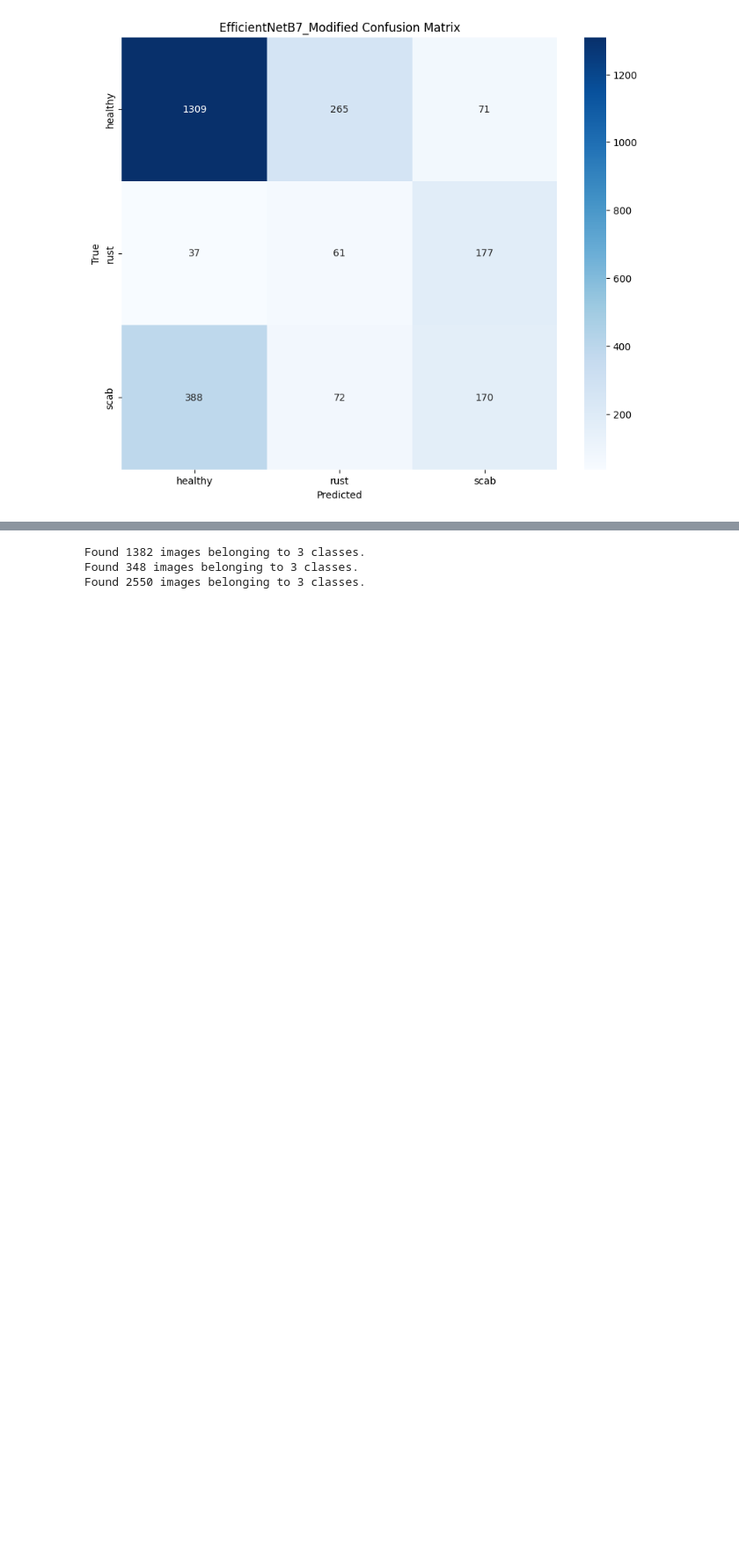
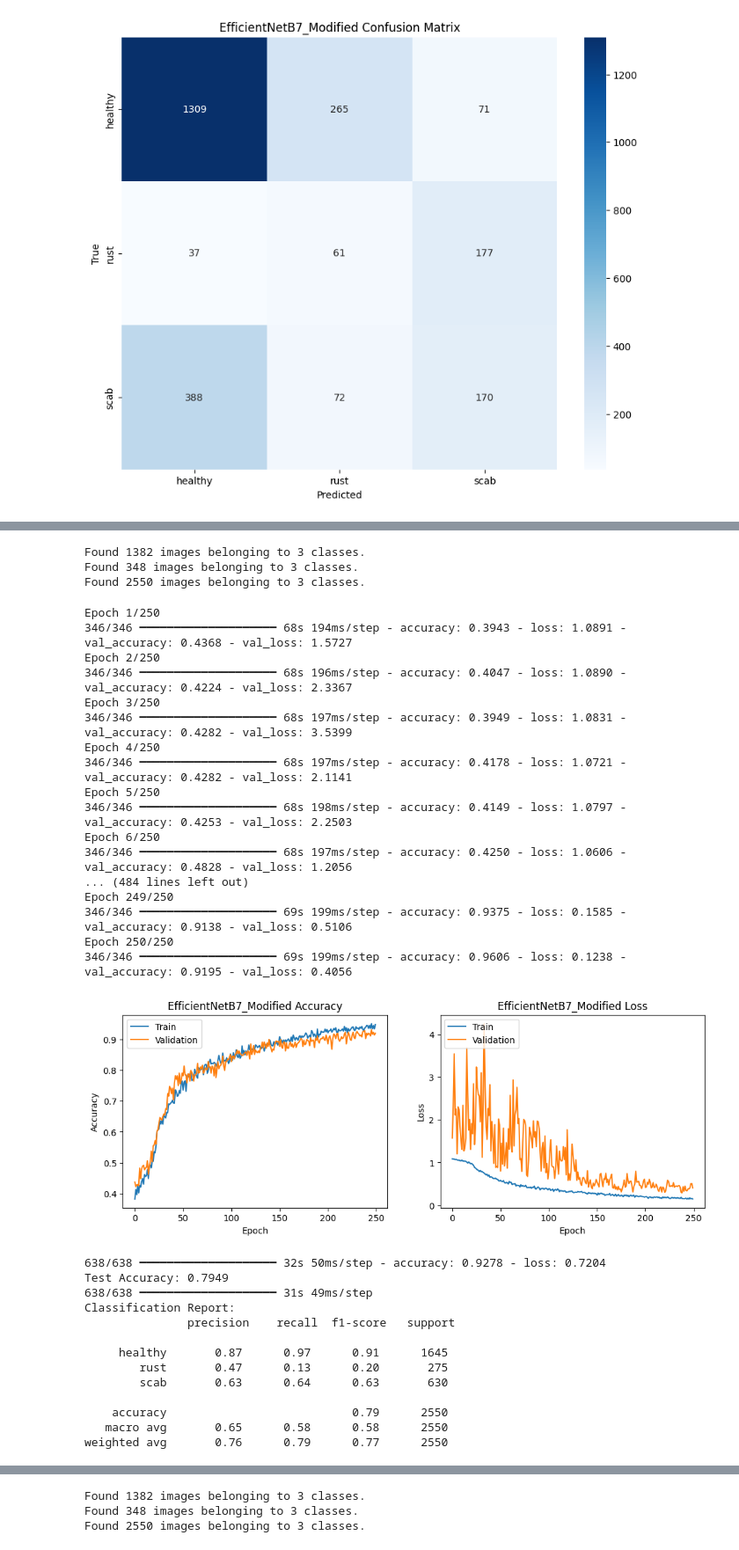
Before and after one commit to AbiyaMakruf/TelU-Tubes-TugasAkhir-KlasifikasiPenyakitTanamanApel, a Jupyter notebook: modifikasi.ipynb, the cells around one changed output, grey strips where cells are left out. Shown at 88% size. Saved outputs shown, nothing was run; the diff lists cells and outputs as text; code cells hidden in the pictures; blank space fills up the shorter version.

Commit message:
edit: training ENB7 250 epoch

```diff
--- a/modifikasi.ipynb
+++ b/modifikasi.ipynb
@@ -2800,0 +2870,18 @@ weighted avg       0.60      0.60      0.60      2550
+# %%
+model = EfficientNetB7(input_shape=(300, 300, 3), include_top=False, weights=None)
+model.trainable = True
+
+inputs = Input(shape=(300, 300, 3))
+
+x = model(inputs, training=False)
+x = GlobalAveragePooling2D()(x)
+x = Dense(1024, activation='relu')(x)
+x = Dropout(0.2)(x)
+x = Dense(512, activation='relu')(x)
+
+outputs = Dense(3, activation='softmax')(x)
+model = Model(inputs, outputs)
+optimizer = tf.keras.optimizers.Adam(learning_rate=1e-5)
+
+model.compile(optimizer=optimizer, loss='categorical_crossentropy', metrics=['accuracy'])
+model.summary()
@@ -2800,0 +2911,44 @@ weighted avg       0.60      0.60      0.60      2550
+# %%
+train_generator, validation_generator, test_generator = augment_and_resize_dataset(
+    "data/split_train_test_dataset_campuran",
+    img_size=(300, 300),
+    batch_size=4,
+    preprocess_input_func = efficientnet_preprocess
+)
+epochs = 250
+train_and_plot_and_saved(model, "EfficientNetB7_Modified", train_generator, validation_generator, test_generator, epochs =  epochs)
+# %% [output]
+Found 1382 images belonging to 3 classes.
+Found 348 images belonging to 3 classes.
+Found 2550 images belonging to 3 classes.
+Epoch 1/250
+346/346 ━━━━━━━━━━━━━━━━━━━━ 68s 194ms/step - accuracy: 0.3943 - loss: 1.0891 - val_accuracy: 0.4368 - val_loss: 1.5727
+Epoch 2/250
+346/346 ━━━━━━━━━━━━━━━━━━━━ 68s 196ms/step - accuracy: 0.4047 - loss: 1.0890 - val_accuracy: 0.4224 - val_loss: 2.3367
+Epoch 3/250
+346/346 ━━━━━━━━━━━━━━━━━━━━ 68s 197ms/step - accuracy: 0.3949 - loss: 1.0831 - val_accuracy: 0.4282 - val_loss: 3.5399
+Epoch 4/250
+346/346 ━━━━━━━━━━━━━━━━━━━━ 68s 197ms/step - accuracy: 0.4178 - loss: 1.0721 - val_accuracy: 0.4282 - val_loss: 2.1141
+Epoch 5/250
+346/346 ━━━━━━━━━━━━━━━━━━━━ 68s 198ms/step - accuracy: 0.4149 - loss: 1.0797 - val_accuracy: 0.4253 - val_loss: 2.2503
+Epoch 6/250
+346/346 ━━━━━━━━━━━━━━━━━━━━ 68s 197ms/step - accuracy: 0.4250 - loss: 1.0606 - val_accuracy: 0.4828 - val_loss: 1.2056
+... (484 lines left out)
+Epoch 249/250
+346/346 ━━━━━━━━━━━━━━━━━━━━ 69s 199ms/step - accuracy: 0.9375 - loss: 0.1585 - val_accuracy: 0.9138 - val_loss: 0.5106
+Epoch 250/250
+346/346 ━━━━━━━━━━━━━━━━━━━━ 69s 199ms/step - accuracy: 0.9606 - loss: 0.1238 - val_accuracy: 0.9195 - val_loss: 0.4056
+[figure, added]
+638/638 ━━━━━━━━━━━━━━━━━━━━ 32s 50ms/step - accuracy: 0.9278 - loss: 0.7204
+Test Accuracy: 0.7949
+638/638 ━━━━━━━━━━━━━━━━━━━━ 31s 49ms/step
+Classification Report:
+               precision    recall  f1-score   support
+
+     healthy       0.87      0.97      0.91      1645
+        rust       0.47      0.13      0.20       275
+        scab       0.63      0.64      0.63       630
+
+    accuracy                           0.79      2550
+   macro avg       0.65      0.58      0.58      2550
+weighted avg       0.76      0.79      0.77      2550
```
Also changed, not shown: parts of 5 cells of this notebook.
